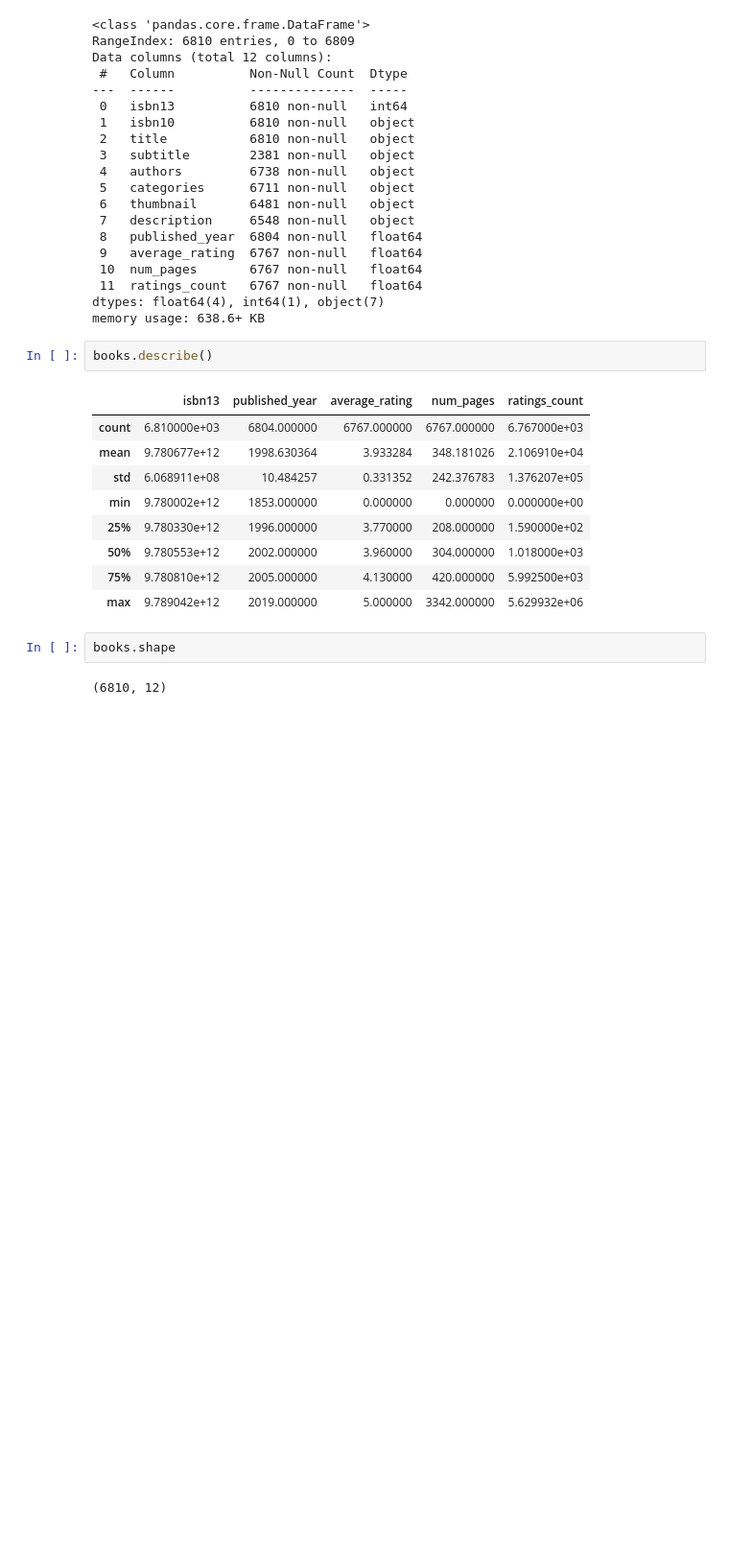
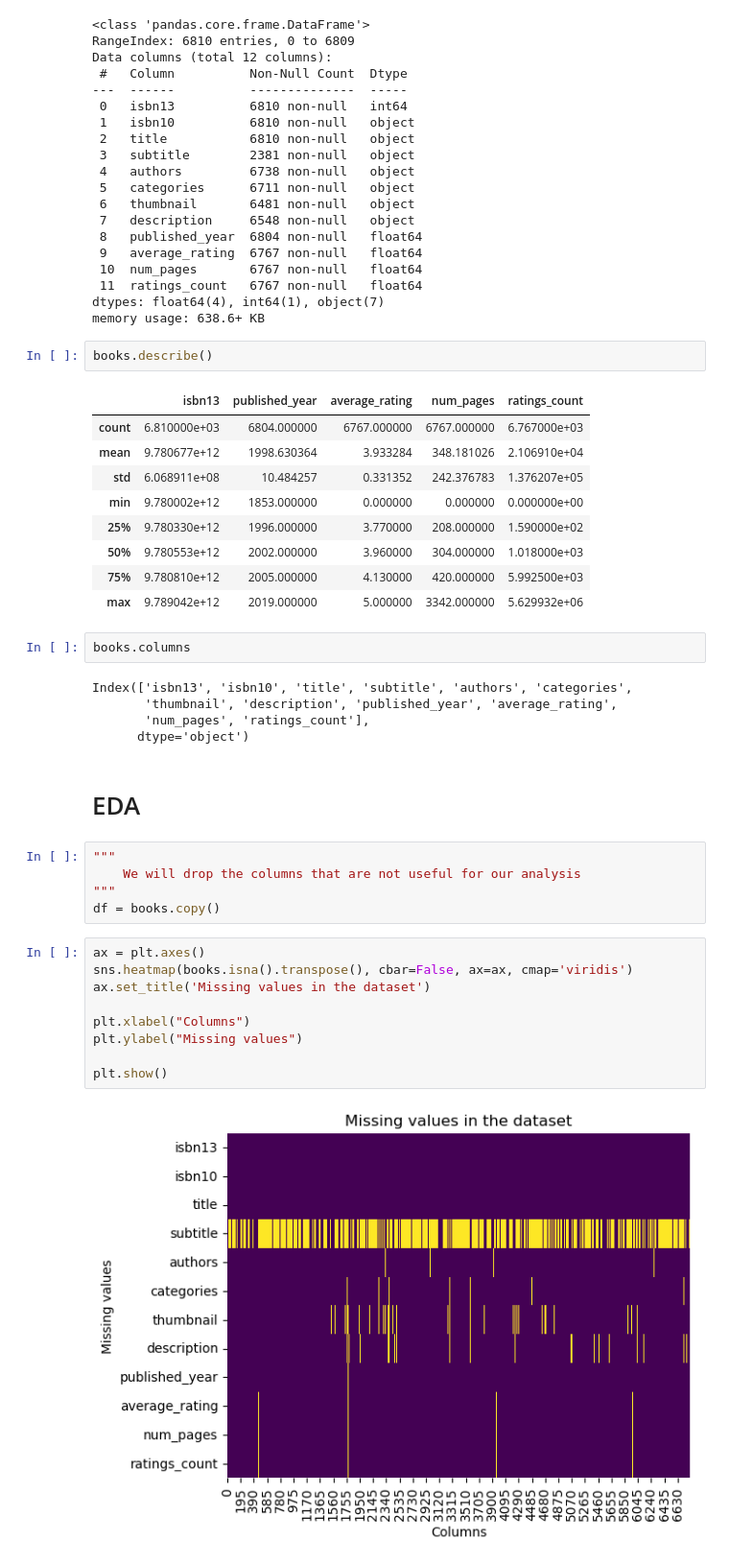
Before and after one commit to mostaphaelansari/Book-recommender-system, a Jupyter notebook: notebooks/EDA.ipynb, the cells around one changed output. Shown: that part at 96% size. Cells and saved outputs as stored; diff of their text form; blank space fills up the shorter version.

```diff
--- a/notebooks/EDA.ipynb
+++ b/notebooks/EDA.ipynb
@@ -67,6 +73,27 @@ books.describe()
 | 75% | 9.780810e+12 | 2005.000000 | 4.130000 | 420.000000 | 5.992500e+03 |
 | max | 9.789042e+12 | 2019.000000 | 5.000000 | 3342.000000 | 5.629932e+06 |
 # %%
-books.shape
+books.columns
 # %% [output]
-(6810, 12)
+Index(['isbn13', 'isbn10', 'title', 'subtitle', 'authors', 'categories',
+       'thumbnail', 'description', 'published_year', 'average_rating',
+       'num_pages', 'ratings_count'],
+      dtype='object')
+# %% [markdown]
+# EDA
+# %%
+"""
+    We will drop the columns that are not useful for our analysis
+"""
+df = books.copy()
+# %%
+ax = plt.axes()
+sns.heatmap(books.isna().transpose(), cbar=False, ax=ax, cmap='viridis')
+ax.set_title('Missing values in the dataset')
+
+plt.xlabel("Columns")
+plt.ylabel("Missing values")
+
+plt.show()
+# %% [output]
+[figure, added]
```
Also changed, not shown: parts of 8 cells of this notebook.
